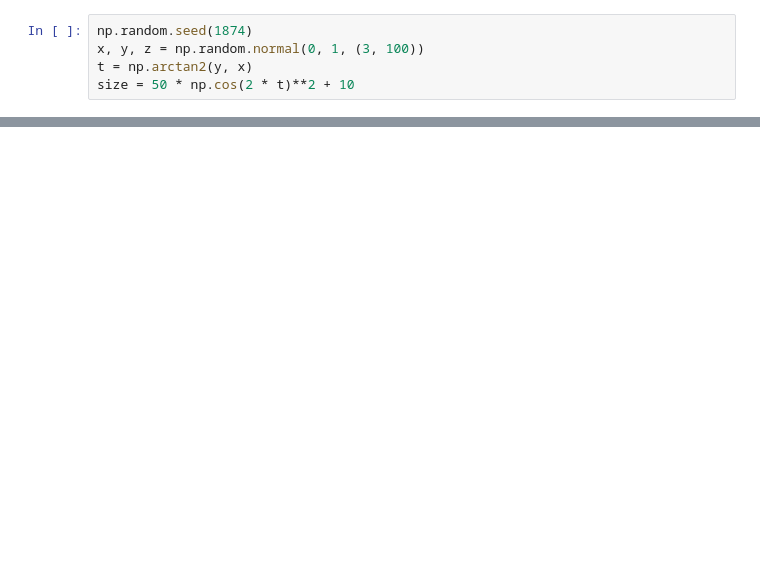
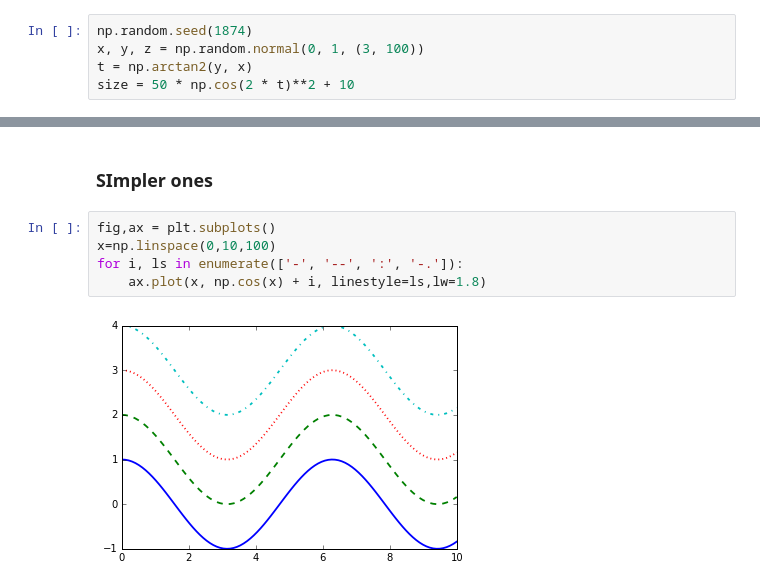
Before and after one commit to subhamsarangi/Visualize, a Jupyter notebook: confplt/2_plt.ipynb, the cells around one changed output, grey strips where cells are left out. Drawn from its saved outputs; the diff is of its cells as text; blank space fills up the shorter version.

```diff
--- a/confplt/2_plt.ipynb
+++ b/confplt/2_plt.ipynb
@@ -120,0 +120,9 @@ main()
+# %% [markdown]
+### SImpler ones
+# %%
+fig,ax = plt.subplots()
+x=np.linspace(0,10,100)
+for i, ls in enumerate(['-', '--', ':', '-.']):
+    ax.plot(x, np.cos(x) + i, linestyle=ls,lw=1.8)
+# %% [output]
+[figure, added]
```
Also changed, not shown: parts of 6 cells of this notebook, 8 other files.
